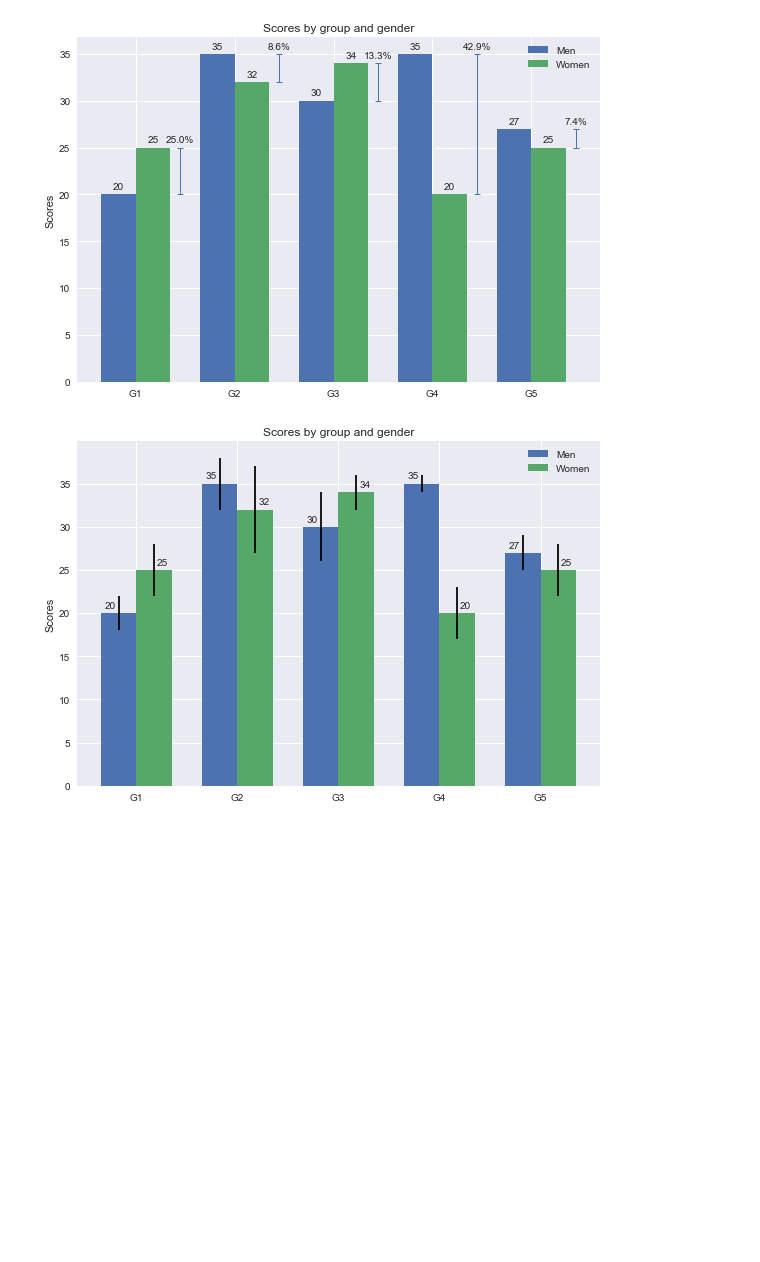
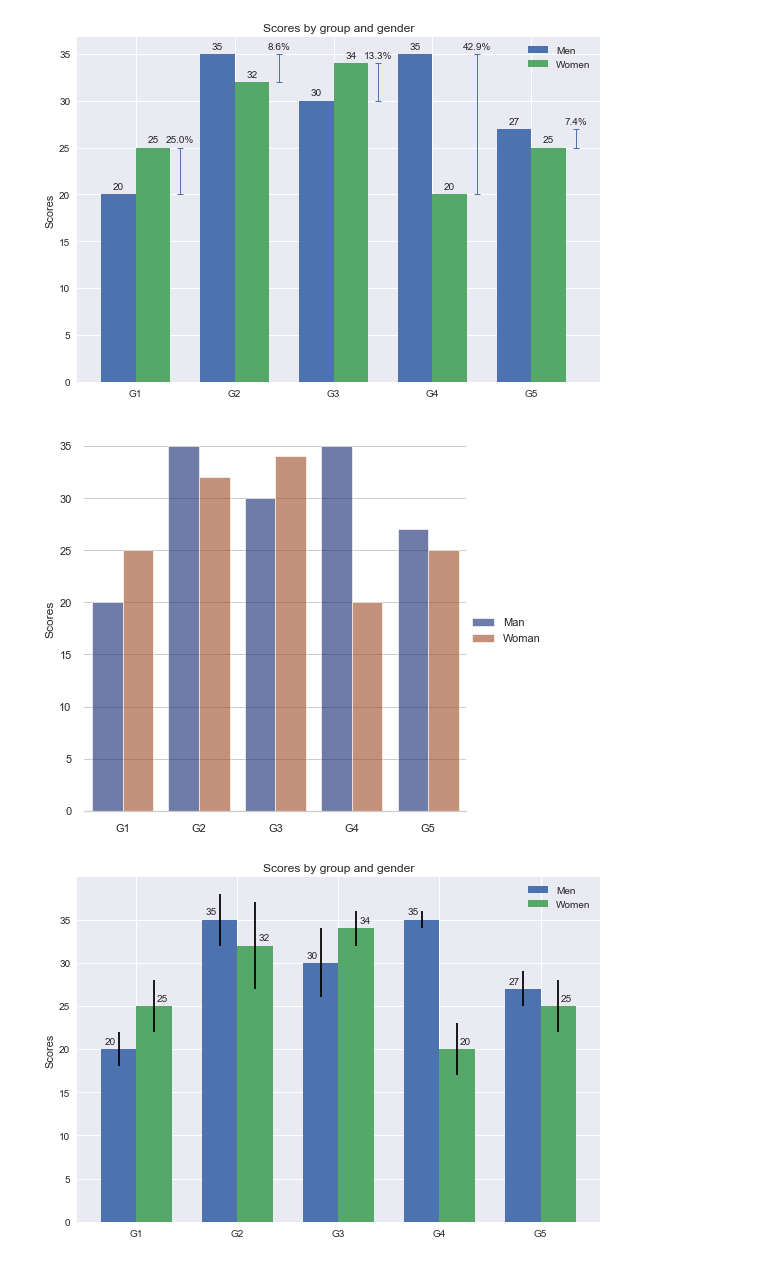
Before and after one commit to harrywang/tutorial-buffet, a Jupyter notebook: matplotlib/grouped-bar-plot-with-precentage-change-matplotlib.ipynb, the cells around one changed output. Saved outputs shown, nothing was run; the diff lists cells and outputs as text; code cells hidden in the pictures; blank space fills up the shorter version.

Commit message:
added seaborn example

```diff
--- a/matplotlib/grouped-bar-plot-with-precentage-change-matplotlib.ipynb
+++ b/matplotlib/grouped-bar-plot-with-precentage-change-matplotlib.ipynb
@@ -89,6 +89,36 @@ fig.tight_layout()
 plt.show()
 # %% [output]
 [figure]
+# %%
+import seaborn as sns
+import pandas as pd
+import numpy as np
+sns.set_theme(style="whitegrid")
+
+men_means = np.array([20, 35, 30, 35, 27])
+women_means = np.array([25, 32, 34, 20, 25])
+groups = np.array(['G1', 'G2', 'G3', 'G4', 'G5'])
+man = np.full(5, 'Man')
+woman = np.full(5, 'Woman')
+
+data_man = np.stack((men_means, groups, man), axis=-1)
+data_woman = np.stack((women_means, groups, woman), axis=-1)
+data = np.concatenate((data_man, data_woman), axis=0)
+
+data_df = pd.DataFrame(data, columns=['mean', 'group', 'sex'])
+data_df['mean'] = pd.to_numeric(data_df['mean'])
+
+# Draw a nested barplot by species and sex
+g = sns.catplot(
+    data=data_df, kind="bar",
+    x="group", y="mean", hue="sex",
+    ci="sd", palette="dark", alpha=.6, height=6
+)
+g.despine(left=True)
+g.set_axis_labels("", "Scores")
+g.legend.set_title("")
+# %% [output]
+[figure, added]
 # %%
 # original example from https://matplotlib.org/3.1.0/gallery/lines_bars_and_markers/barchart.html
 import matplotlib
```
Also changed, not shown: 1 other file.
